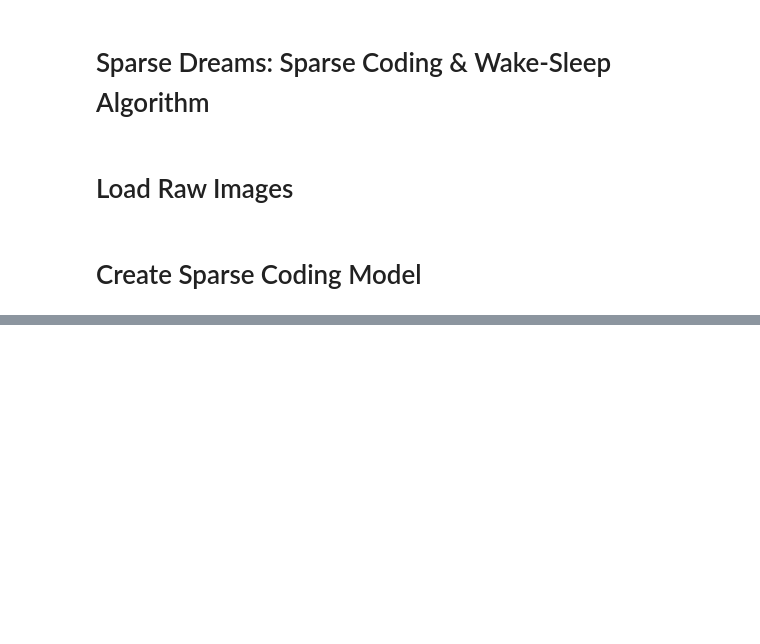
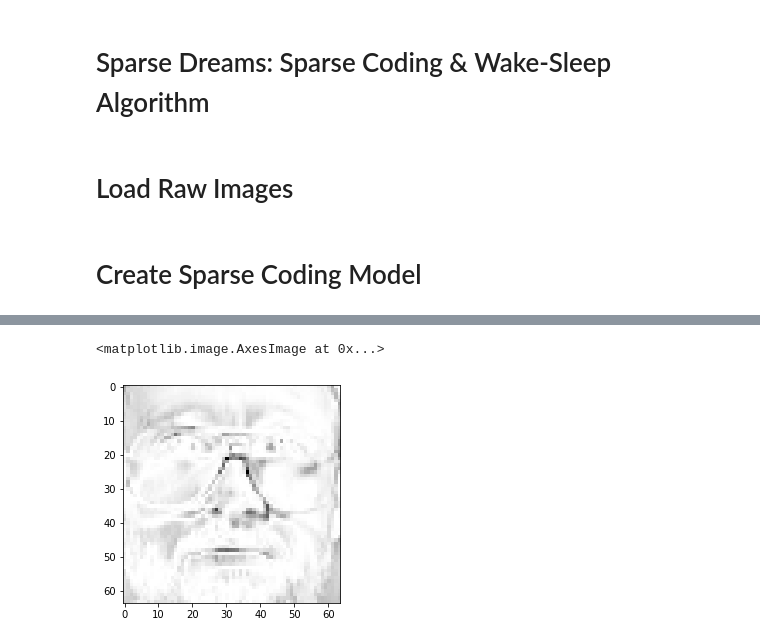
Before and after one commit to saarangp/dreammachines, a Jupyter notebook: sparse_dreams.ipynb, the cells around one changed output, grey strips where cells are left out. Cells and saved outputs as stored; diff of their text form; code cells hidden in the pictures; blank space fills up the shorter version.

```diff
--- a/sparse_dreams.ipynb
+++ b/sparse_dreams.ipynb
@@ -86,0 +145,7 @@ plt.imshow(X_pred[:, 7].reshape(image_shape))
+# %%
+img, _ = get_face_images(num_images=1)
+img = img*img*-1
+plt.imshow(img.reshape(image_shape), cmap='gray')
+# %% [output]
+<matplotlib.image.AxesImage at 0x...>
+[figure, added]
```
Also changed, not shown: parts of 12 cells of this notebook, 1 other file.
